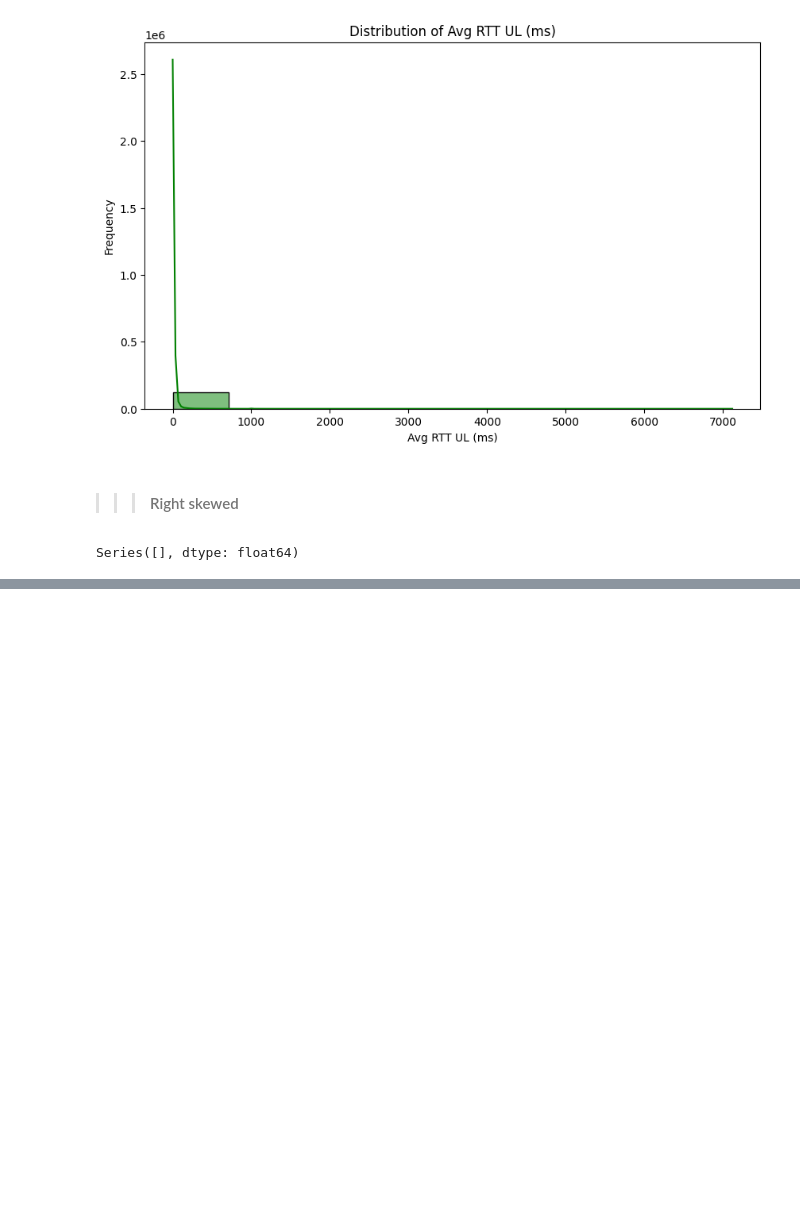
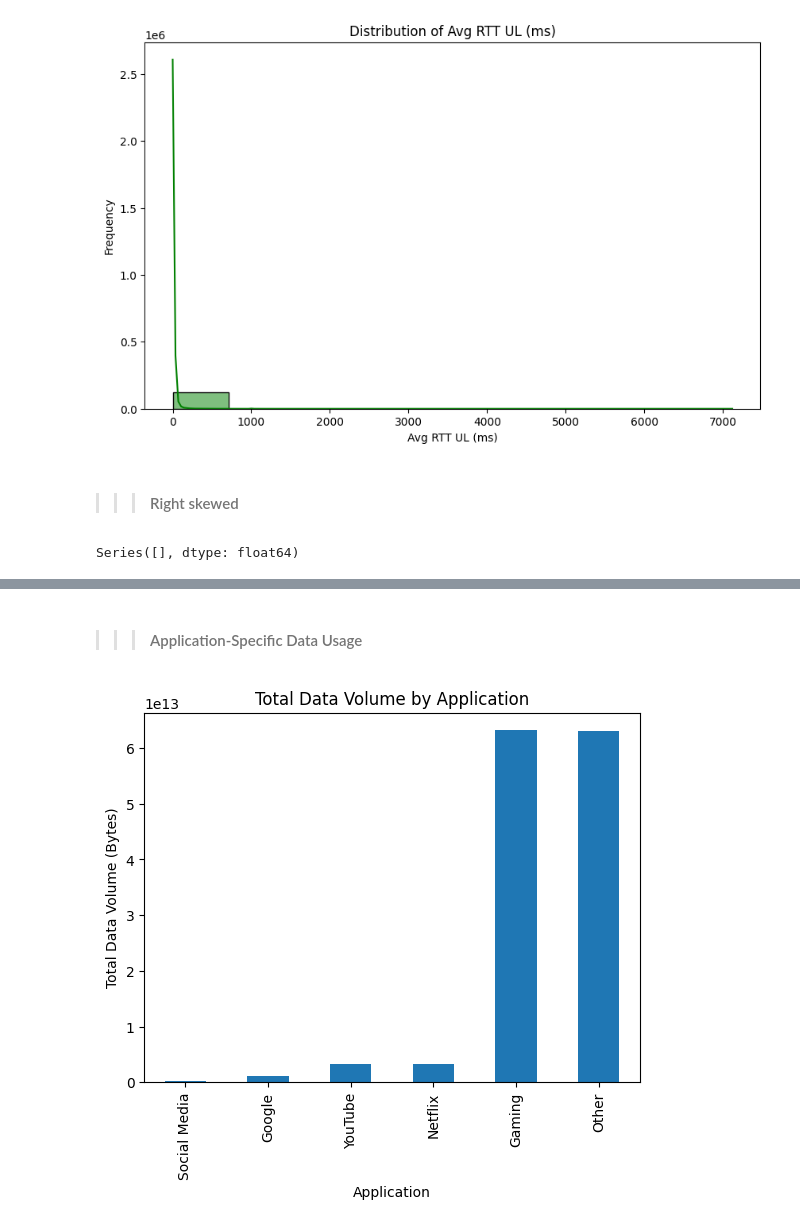
Before and after one commit to naolatomsa/TellCo, a Jupyter notebook: notebooks/userBehaviourAggregation.ipynb, the cells around one changed output, grey strips where cells are left out. Saved outputs shown, nothing was run; the diff lists cells and outputs as text; code cells hidden in the pictures; blank space fills up the shorter version.

```diff
--- a/notebooks/userBehaviourAggregation.ipynb
+++ b/notebooks/userBehaviourAggregation.ipynb
@@ -191,0 +329,2 @@ Series([], dtype: float64)
+# %%
+app_usage = user_aggregated[['Social Media', 'Google', 'YouTube', 'Netflix', 'Gaming', 'Other']].sum()
@@ -191,0 +355,7 @@ Series([], dtype: float64)
+# %% [markdown]
+>>> #### Application-Specific Data Usage
+# %%
+from scripts.histogramPlot import distribution_of_app_usage
+distribution_of_app_usage(app_usage,'Total Data Volume by Application','Application','Total Data Volume (Bytes)', 'app')
+# %% [output]
+[figure, added]
```
Also changed, not shown: parts of 28 cells of this notebook, 5 other files.
